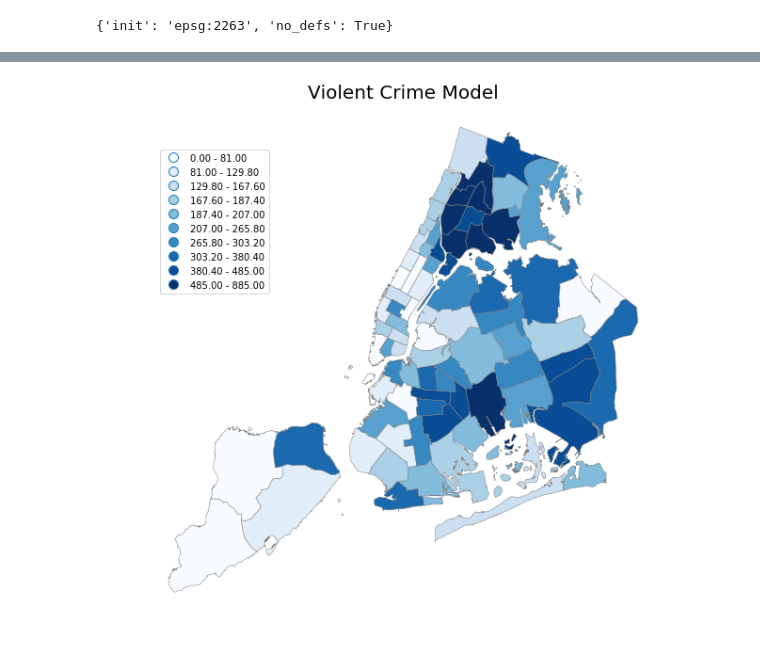
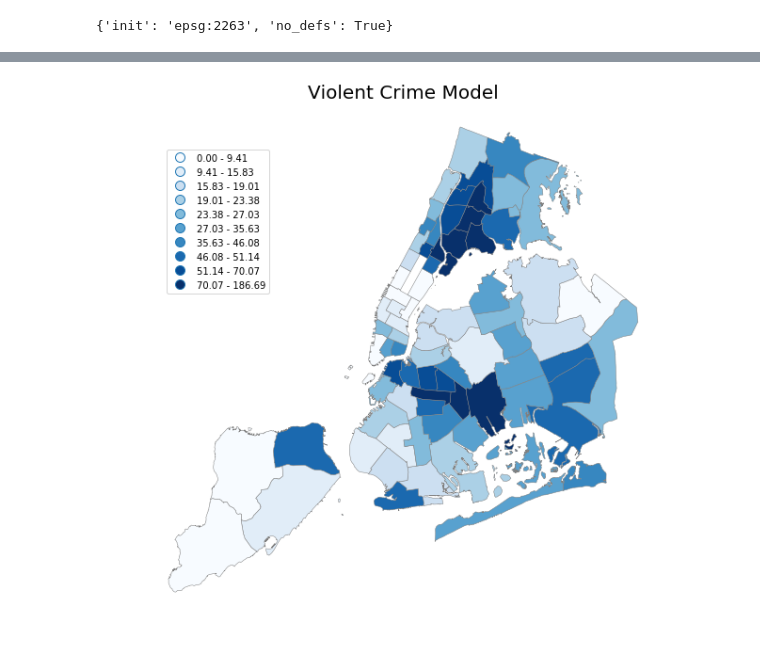
Before and after one commit to tharma3/patrol_allocation, a Jupyter notebook: notebooks/Model-Violent Crime.ipynb, the cells around one changed output, grey strips where cells are left out. Saved outputs shown, nothing was run; the diff lists cells and outputs as text; code cells hidden in the pictures.

```diff
--- a/notebooks/Model-Violent Crime.ipynb
+++ b/notebooks/Model-Violent Crime.ipynb
@@ -166,3 +166,9 @@ precinct.to_crs(epsg=2263, inplace=True)
 precinct.crs
 # %% [output]
 {'init': 'epsg:2263', 'no_defs': True}
+# %%
+path = '/Users/katharinevoorhees/patrol_allocation/precinct_population_dayadjust.csv'
+
+pop = pd.read_csv(path)
+
+pop.head()
@@ -168,0 +182,4 @@ precinct.crs
+# %%
+precinct = precinct.merge(pop, on='precinct')
+# %%
+precinct = precinct[precinct.precinct != 22]
@@ -168,0 +195,2 @@ precinct.crs
+# %%
+precinct['percapita_day'] = (precinct['violent_arrests_14']/precinct['adjusted_day_precinct'])*10000
@@ -169,15 +202,15 @@ precinct.crs
 # %%
 #make cloropleth of precincts shaded by allocation in this model
 
 f,ax = plt.subplots(figsize=(10,10))
-precinct.plot(column='MODEL_allocation_14', cmap="Blues", edgecolor="grey",ax=ax,
+precinct.plot(column='percapita_day', cmap="Blues", edgecolor="grey",ax=ax,
               scheme='quantiles',k=10, lw=.5, legend=True)
 ax.axis('off')
 plt.title('Violent Crime Model' ,fontsize=(20))
 
 leg = ax.get_legend()
 leg.set_bbox_to_anchor((0,-.08,.25,1));
 # %% [output]
-[figure, old version]
+[figure, new version]
 # %%
 violent_arrests_09_14.to_csv('violent_crime_MODEL.csv')
```
Also changed, not shown: parts of 3 cells of this notebook, 8 other files.
